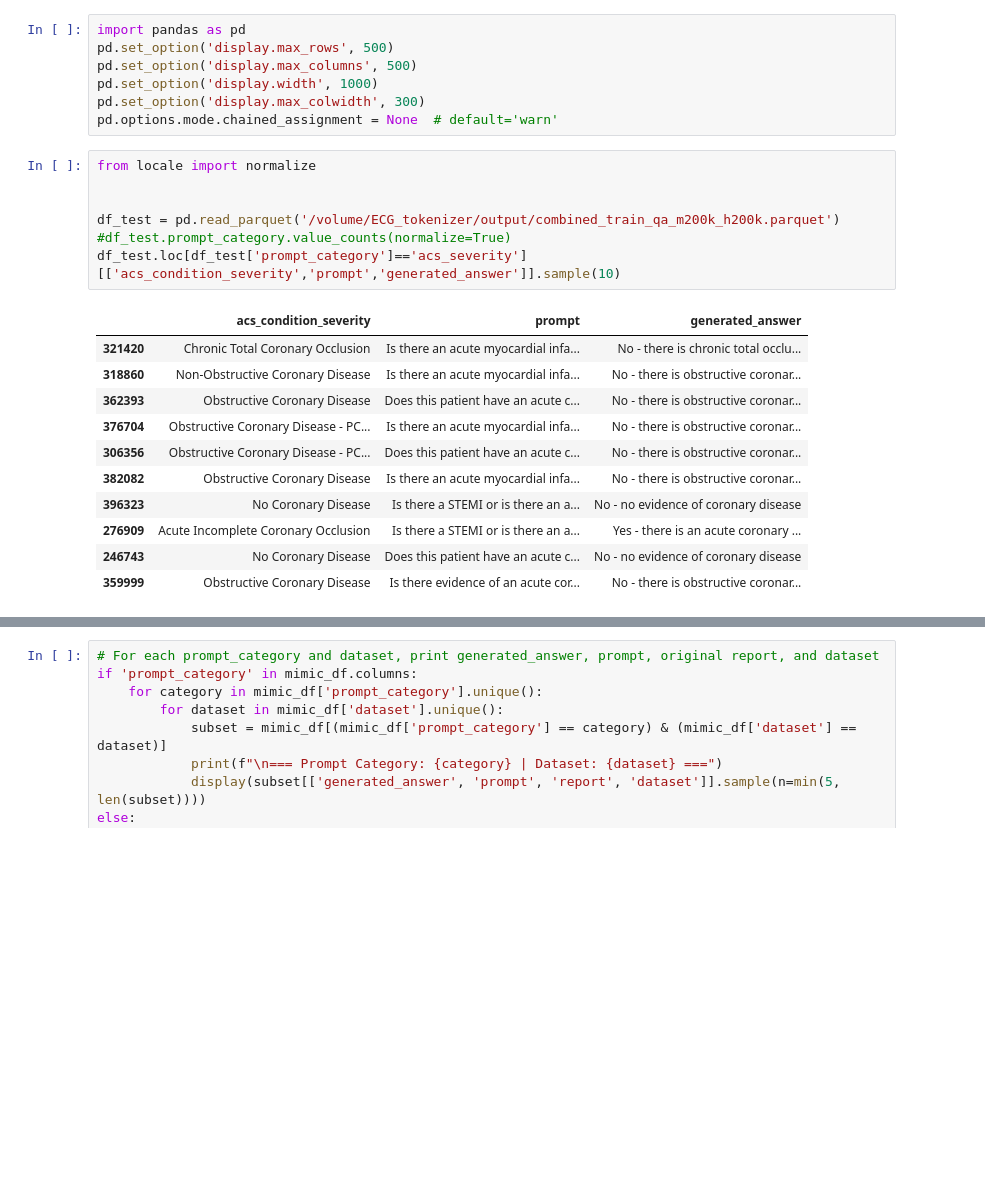
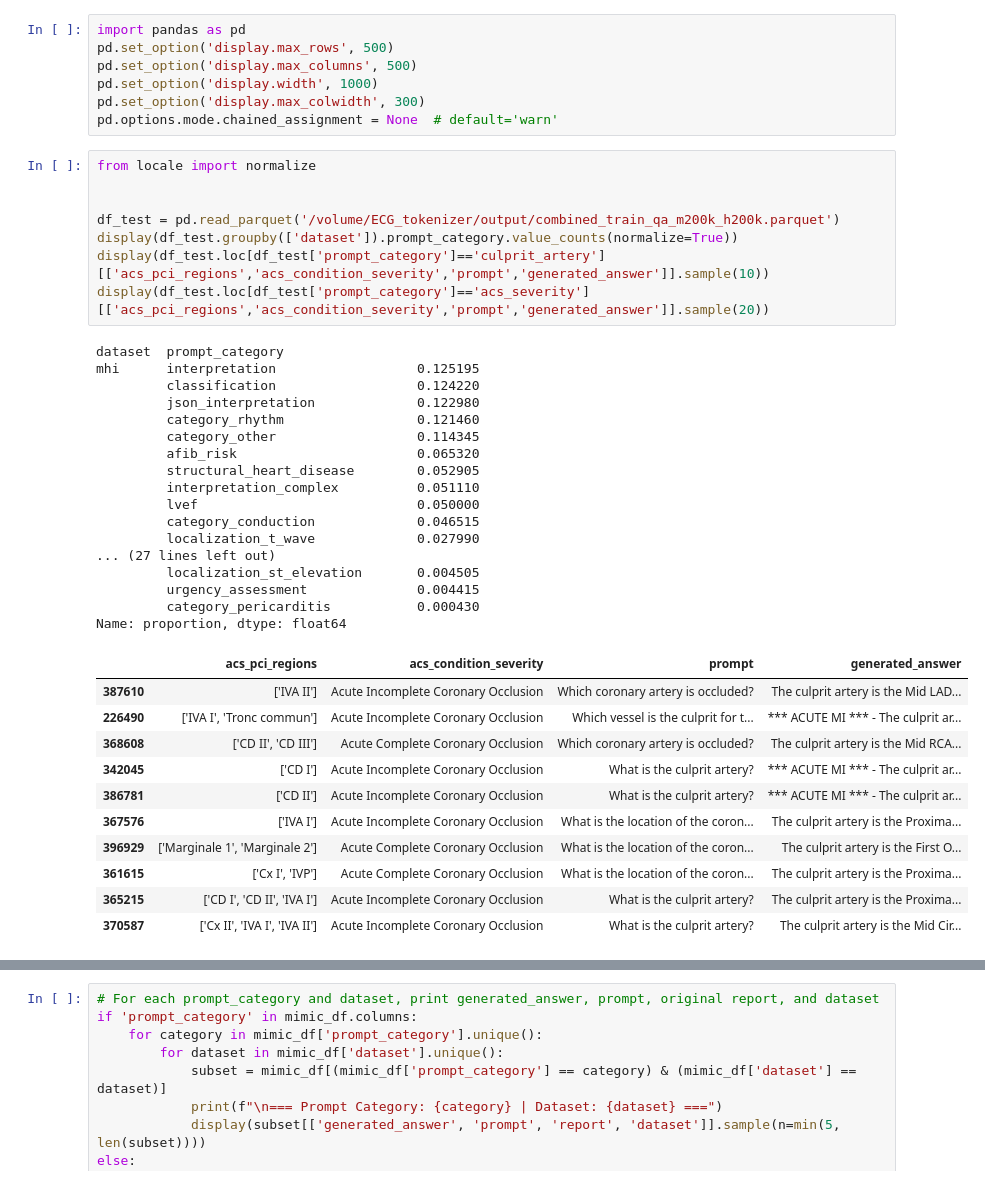
Before and after one commit to HeartWise-AI/ECG_tokenizer, a Jupyter notebook: dataset_generation/inspect.ipynb, the cells around one changed output, grey strips where cells are left out. Saved outputs shown, nothing was run; the diff lists cells and outputs as text; blank space fills up the shorter version.

Commit message:
fixed prompts to work wit hACS< lvef etc

```diff
--- a/dataset_generation/inspect.ipynb
+++ b/dataset_generation/inspect.ipynb
@@ -8,19 +8,37 @@ pd.options.mode.chained_assignment = None  # default='warn'
 # %%
 from locale import normalize
 
 
 df_test = pd.read_parquet('/volume/ECG_tokenizer/output/combined_train_qa_m200k_h200k.parquet')
-#df_test.prompt_category.value_counts(normalize=True)
-df_test.loc[df_test['prompt_category']=='acs_severity'][['acs_condition_severity','prompt','generated_answer']].sample(10)
+display(df_test.groupby(['dataset']).prompt_category.value_counts(normalize=True))
+display(df_test.loc[df_test['prompt_category']=='culprit_artery'][['acs_pci_regions','acs_condition_severity','prompt','generated_answer']].sample(10))
+display(df_test.loc[df_test['prompt_category']=='acs_severity'][['acs_pci_regions','acs_condition_severity','prompt','generated_answer']].sample(20))
 # %% [output]
+dataset  prompt_category
+mhi      interpretation                  0.125195
+         classification                  0.124220
+         json_interpretation             0.122980
+         category_rhythm                 0.121460
+         category_other                  0.114345
+         afib_risk                       0.065320
+         structural_heart_disease        0.052905
+         interpretation_complex          0.051110
+         lvef                            0.050000
+         category_conduction             0.046515
+         localization_t_wave             0.027990
+... (27 lines left out)
+         localization_st_elevation       0.004505
+         urgency_assessment              0.004415
+         category_pericarditis           0.000430
+Name: proportion, dtype: float64
-|  | acs_condition_severity | prompt | generated_answer |
-| 321420 | Chronic Total Coronary Occlusion | Is there an acute myocardial infa... | No - there is chronic total occlu... |
-| 318860 | Non-Obstructive Coronary Disease | Is there an acute myocardial infa... | No - there is obstructive coronar... |
-| 362393 | Obstructive Coronary Disease | Does this patient have an acute c... | No - there is obstructive coronar... |
-| 376704 | Obstructive Coronary Disease - PC... | Is there an acute myocardial infa... | No - there is obstructive coronar... |
-| 306356 | Obstructive Coronary Disease - PC... | Does this patient have an acute c... | No - there is obstructive coronar... |
-| 382082 | Obstructive Coronary Disease | Is there an acute myocardial infa... | No - there is obstructive coronar... |
-| 396323 | No Coronary Disease | Is there a STEMI or is there an a... | No - no evidence of coronary disease |
-| 276909 | Acute Incomplete Coronary Occlusion | Is there a STEMI or is there an a... | Yes - there is an acute coronary ... |
-| 246743 | No Coronary Disease | Does this patient have an acute c... | No - no evidence of coronary disease |
-| 359999 | Obstructive Coronary Disease | Is there evidence of an acute cor... | No - there is obstructive coronar... |
+|  | acs_pci_regions | acs_condition_severity | prompt | generated_answer |
+| 387610 | ['IVA II'] | Acute Incomplete Coronary Occlusion | Which coronary artery is occluded? | The culprit artery is the Mid LAD... |
+| 226490 | ['IVA I', 'Tronc commun'] | Acute Incomplete Coronary Occlusion | Which vessel is the culprit for t... | *** ACUTE MI *** - The culprit ar... |
+| 368608 | ['CD II', 'CD III'] | Acute Complete Coronary Occlusion | Which coronary artery is occluded? | The culprit artery is the Mid RCA... |
+| 342045 | ['CD I'] | Acute Incomplete Coronary Occlusion | What is the culprit artery? | *** ACUTE MI *** - The culprit ar... |
+| 386781 | ['CD II'] | Acute Incomplete Coronary Occlusion | What is the culprit artery? | *** ACUTE MI *** - The culprit ar... |
+| 367576 | ['IVA I'] | Acute Incomplete Coronary Occlusion | What is the location of the coron... | The culprit artery is the Proxima... |
+| 396929 | ['Marginale 1', 'Marginale 2'] | Acute Complete Coronary Occlusion | What is the location of the coron... | The culprit artery is the First O... |
+| 361615 | ['Cx I', 'IVP'] | Acute Complete Coronary Occlusion | What is the location of the coron... | The culprit artery is the Proxima... |
+| 365215 | ['CD I', 'CD II', 'IVA I'] | Acute Incomplete Coronary Occlusion | What is the culprit artery? | The culprit artery is the Proxima... |
+| 370587 | ['Cx II', 'IVA I', 'IVA II'] | Acute Incomplete Coronary Occlusion | What is the culprit artery? | The culprit artery is the Mid Cir... |
```
Also changed, not shown: parts of 1 cell of this notebook, 5 other files.
